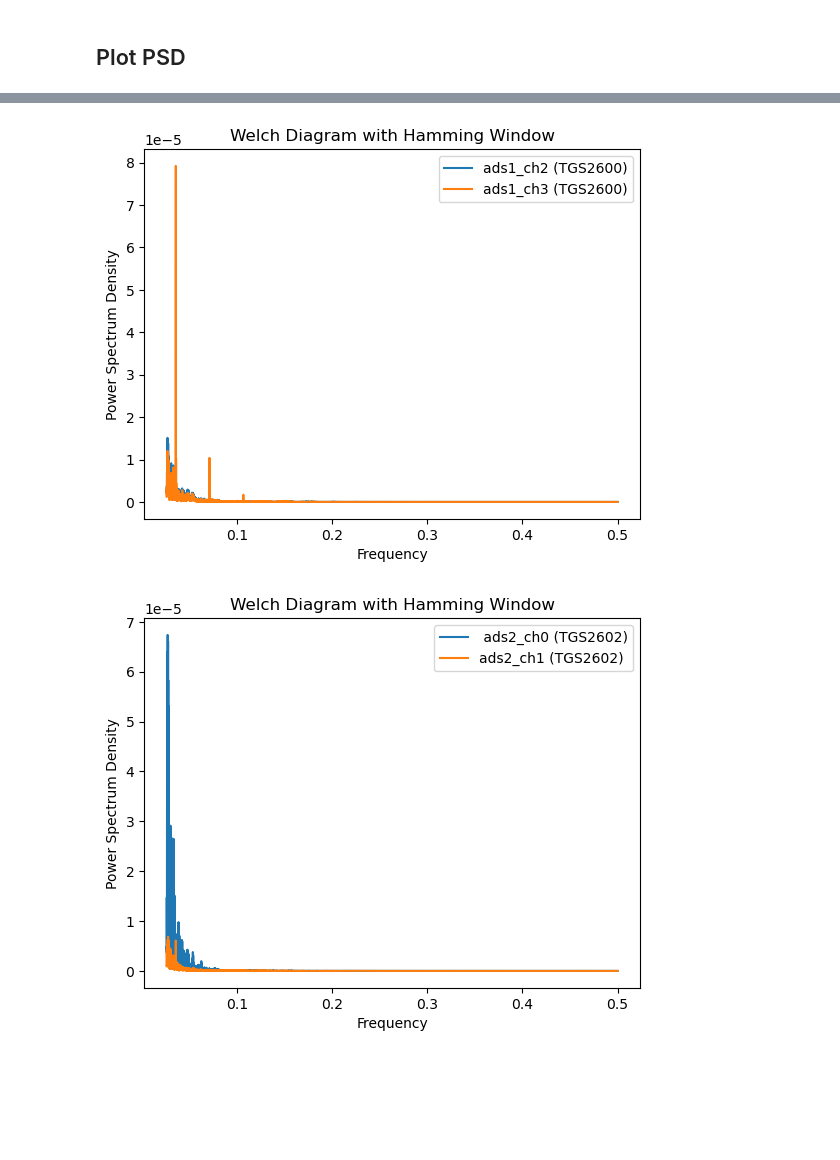
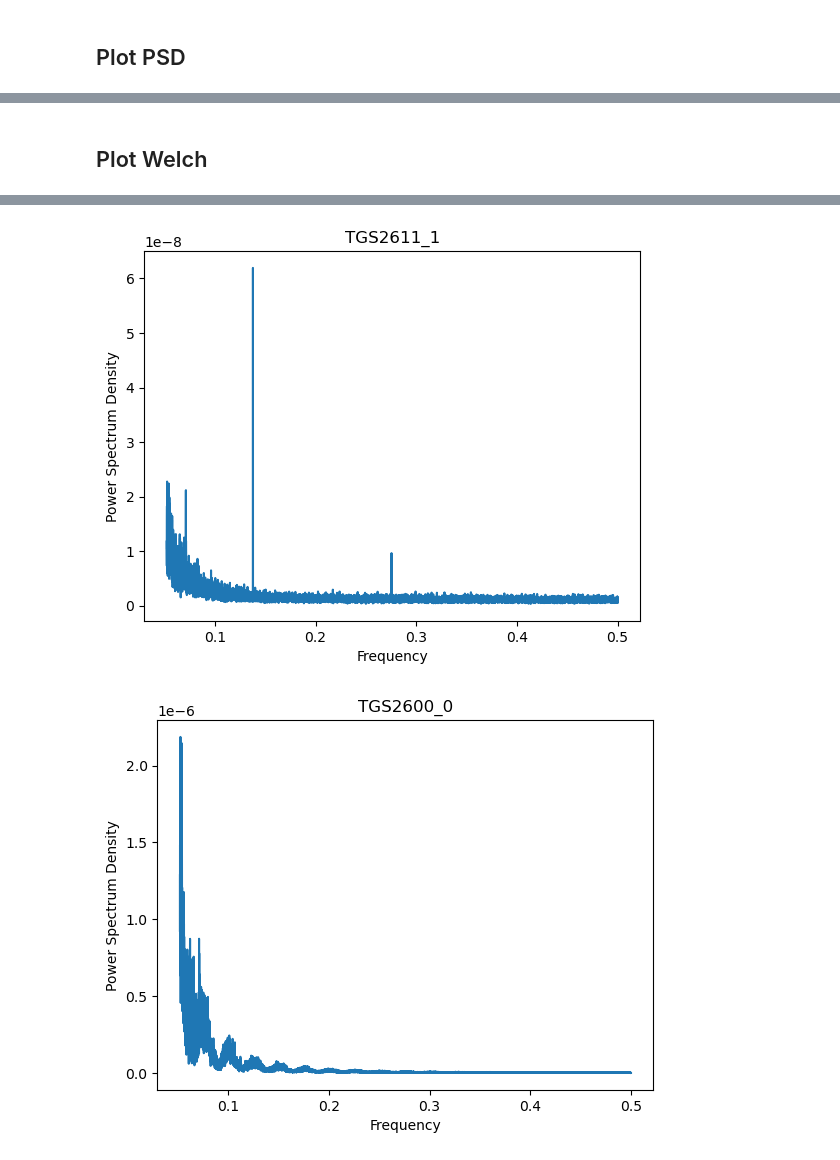
Before and after one commit to liwing1/py_notebook, a Jupyter notebook: Testes.ipynb, the cells around one changed output, grey strips where cells are left out. Drawn from its saved outputs; the diff is of its cells as text; code cells hidden in the pictures; blank space fills up the shorter version.

```diff
--- a/Testes.ipynb
+++ b/Testes.ipynb
@@ -64,6 +62,11 @@ def multiply_and_add_column(input_file, output_file, column_name, multiply_const
 
     print(f"Column '{column_name}' has been multiplied by {multiply_constant} and added with {add_constant} successfully!")
 
-multiply_and_add_column(output_file, output_file, 'temp', 165.0/65535.0, -40)
-multiply_and_add_column(output_file, output_file, 'humid', 100.0/65535.0, 0)
+output_file = 'input.csv'
+# multiply_and_add_column(output_file, output_file, 'temp', 165.0/65535.0, -40)
+# multiply_and_add_column(output_file, output_file, 'humid', 100.0/65535.0, 0)
+
+channel_list = ['ads1_ch0','ads1_ch1','ads1_ch2','ads1_ch3','ads2_ch0','ads2_ch1','ads2_ch2','ads2_ch3']
+for i in channel_list:
+    multiply_and_add_column(output_file, output_file, i, 1.2/pow(2,23), 0)
 # %% [output]
@@ -194,8 +276,9 @@ plot_fft_from_csv(output_file, 6, 7, 'TGS2603 FFT')
+# %% [markdown]
+## Plot Welch
 # %%
 from scipy.signal import welch, hamming
-import matplotlib.pyplot as plt
 
-def plot_welch_from_csv(csv_file, data1_index, data2_index, graph_name):
+def plot_welch_from_csv(csv_file, data_index, graph_name):
     # Read the CSV file into a DataFrame
     df = pd.read_csv(csv_file)
 
@@ -203,45 +286,37 @@ def plot_welch_from_csv(csv_file, data1_index, data2_index, graph_name):
     time_vector = df['seconds'].values
 
     # Get the data series
-    data1_series = df.iloc[:, data1_index].values
-    data2_series = df.iloc[:, data2_index].values
+    data_series = df.iloc[:, data_index].values
 
     # Set the parameters for the Welch method
     fs = 1 / np.mean(np.diff(time_vector))  # Sample rate
-    nperseg = len(data1_series) // 8  # Segment length
+    nperseg = len(data_series) // 8  # Segment length
     noverlap = nperseg // 2  # Overlap length
 
     # Calculate the Welch spectrum
-    frequencies1, welch_spectrum1 = welch(
-        data1_series, fs=fs, window=hamming(nperseg), nperseg=nperseg, noverlap=noverlap
+    frequencies, welch_spectrum = welch(
+        data_series, fs=fs, window=hamming(nperseg), nperseg=nperseg, noverlap=noverlap
     )
-    frequencies2, welch_spectrum2 = welch(
-        data2_series, fs=fs, window=hamming(nperseg), nperseg=nperseg, noverlap=noverlap
-    )
-
-    # Offset the data
-    offset = 1000
-    frequencies1 = frequencies1[offset:]
-    frequencies2 = frequencies2[offset:]
-    welch_spectrum1 = welch_spectrum1[offset:]
-    welch_spectrum2 = welch_spectrum2[offset:]
+    offset = 2000
+    frequencies = frequencies[offset:]
+    welch_spectrum = welch_spectrum[offset:]
 
     # Plot the Welch diagram
     fig, ax = plt.subplots()
-    ax.plot(frequencies1, welch_spectrum1,label=df.columns[data1_index])
-    ax.plot(frequencies2, welch_spectrum2,label=df.columns[data2_index])
+    ax.plot(frequencies, welch_spectrum)
     ax.set_xlabel('Frequency')
     ax.set_ylabel('Power Spectrum Density')
-    ax.set_title('Welch Diagram with Hamming Window')
-    ax.legend()
+    ax.set_title(graph_name)
 
     # Show the plot
     plt.show()
 
-
-
-plot_welch_from_csv(output_file, 0, 1, 'TGS2611 PSD')
-plot_welch_from_csv(output_file, 2, 3, 'TGS2600 PSD')
-plot_welch_from_csv(output_file, 4, 5, 'TGS2602 PSD')
-plot_welch_from_csv(output_file, 6, 7, 'TGS2603 PSD')
+plot_welch_from_csv(output_file, 0, 'TGS2611_0')
+plot_welch_from_csv(output_file, 1, 'TGS2611_1')
+plot_welch_from_csv(output_file, 2, 'TGS2600_0')
+plot_welch_from_csv(output_file, 3, 'TGS2600_1')
+plot_welch_from_csv(output_file, 4, 'TGS2602_0')
+plot_welch_from_csv(output_file, 5, 'TGS2602_1')
+plot_welch_from_csv(output_file, 6, 'TGS2603_0')
+plot_welch_from_csv(output_file, 7, 'TGS2603_1')
 # %% [output]
@@ -249,2 +324,2 @@ plot_welch_from_csv(output_file, 6, 7, 'TGS2603 PSD')
-[figure, old version]
+[figure, new version]
-[figure, old version]
+[figure, new version]
```
Also changed, not shown: parts of 11 cells of this notebook.
